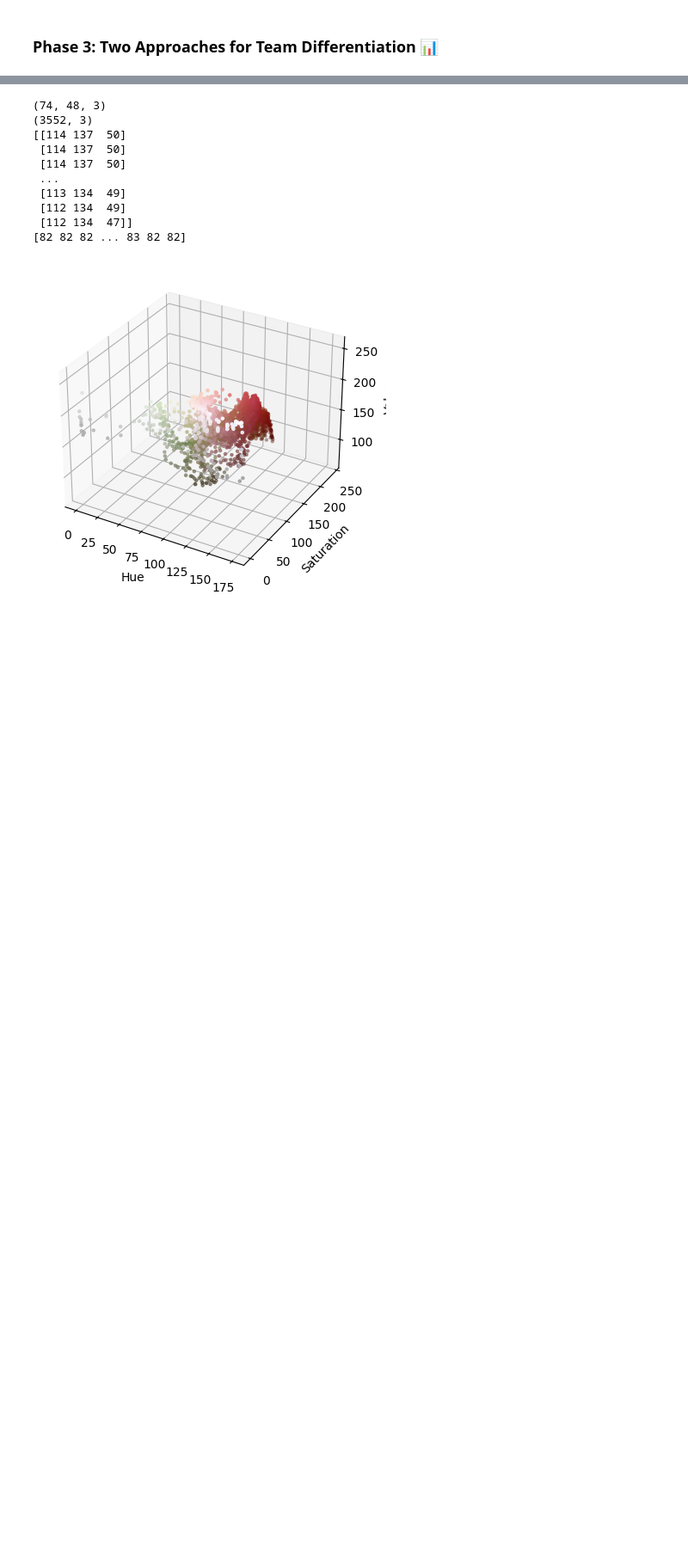
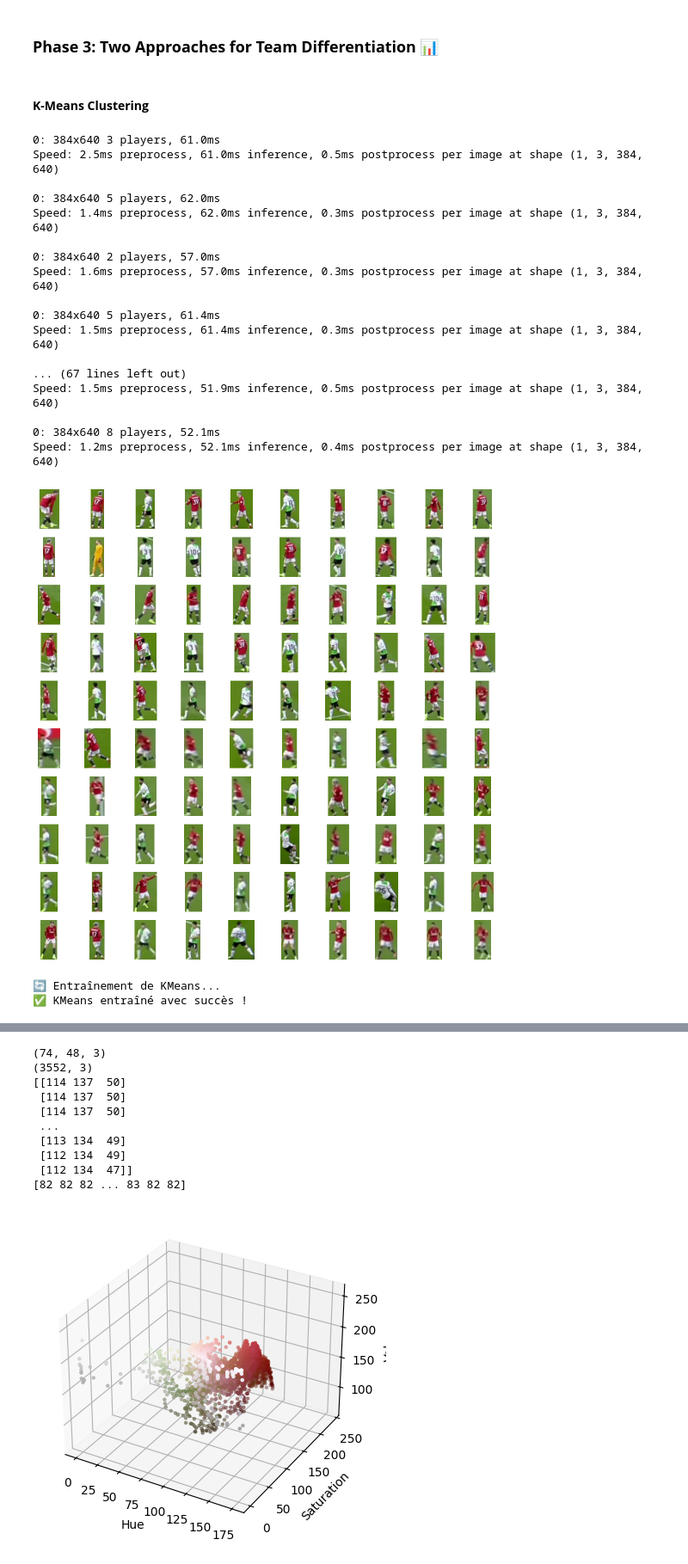
Before and after one commit to alyasltd/FootCVision, a Jupyter notebook: phase3/phase3.ipynb, the cells around one changed output, grey strips where cells are left out. Shown at 86% size. Saved outputs shown, nothing was run; the diff lists cells and outputs as text; code cells hidden in the pictures; blank space fills up the shorter version.

```diff
--- a/phase3/phase3.ipynb
+++ b/phase3/phase3.ipynb
@@ -1,2 +1,4 @@
 # %% [markdown]
 ### **Phase 3: Two Approaches for Team Differentiation** 📊
+# %% [markdown]
+#### **K-Means Clustering**
@@ -2,0 +7,25 @@
+# %%
+video_path = "/Users/alyazouzou/Desktop/CV_Football/vids/good.mov"
+classifier = kmeansclassifier(video_path, model_path="/Users/alyazouzou/Desktop/CV_Football/FootCVision/phase1/runs/detect/train/weights/best.pt")
+# %%
+crops = classifier.get_crops_from_frames(stride=150, player_id=2)
+classifier.plot_crops(crops)
+# %% [output]
+0: 384x640 3 players, 61.0ms
+Speed: 2.5ms preprocess, 61.0ms inference, 0.5ms postprocess per image at shape (1, 3, 384, 640)
+
+0: 384x640 5 players, 62.0ms
+Speed: 1.4ms preprocess, 62.0ms inference, 0.3ms postprocess per image at shape (1, 3, 384, 640)
+
+0: 384x640 2 players, 57.0ms
+Speed: 1.6ms preprocess, 57.0ms inference, 0.3ms postprocess per image at shape (1, 3, 384, 640)
+
+0: 384x640 5 players, 61.4ms
+Speed: 1.5ms preprocess, 61.4ms inference, 0.3ms postprocess per image at shape (1, 3, 384, 640)
+
+... (67 lines left out)
+Speed: 1.5ms preprocess, 51.9ms inference, 0.5ms postprocess per image at shape (1, 3, 384, 640)
+
+0: 384x640 8 players, 52.1ms
+Speed: 1.2ms preprocess, 52.1ms inference, 0.4ms postprocess per image at shape (1, 3, 384, 640)
+[figure, added]
@@ -2,0 +35,8 @@
+# %%
+# Train KMeans on features
+classifier.train_kmeans(features)
+# Then use predicted clusters separately
+clusters = classifier.predict_clusters(features)
+# %% [output]
+🔄 Entraînement de KMeans...
+✅ KMeans entraîné avec succès !
```
Also changed, not shown: parts of 6 cells of this notebook, 1 other file.
